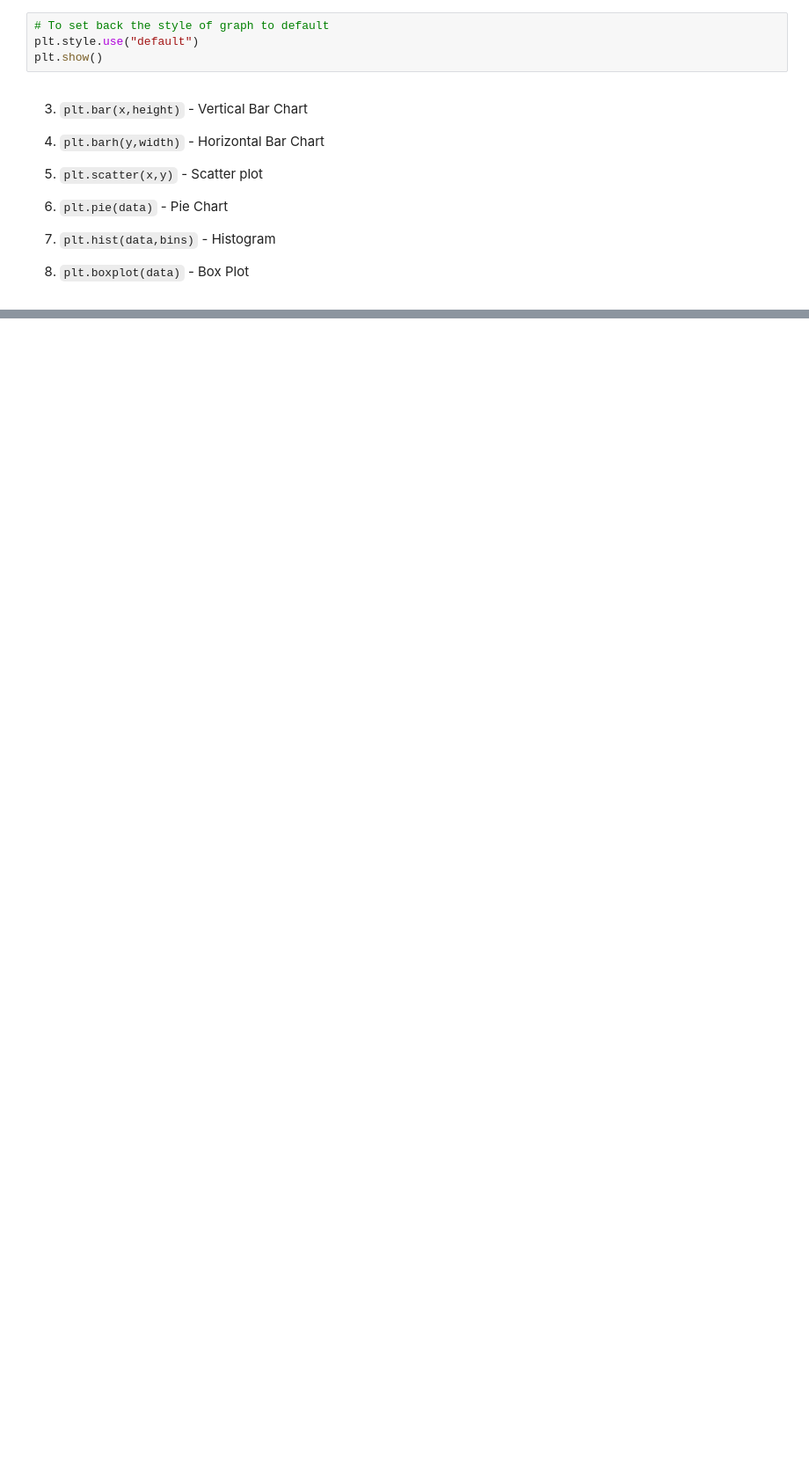
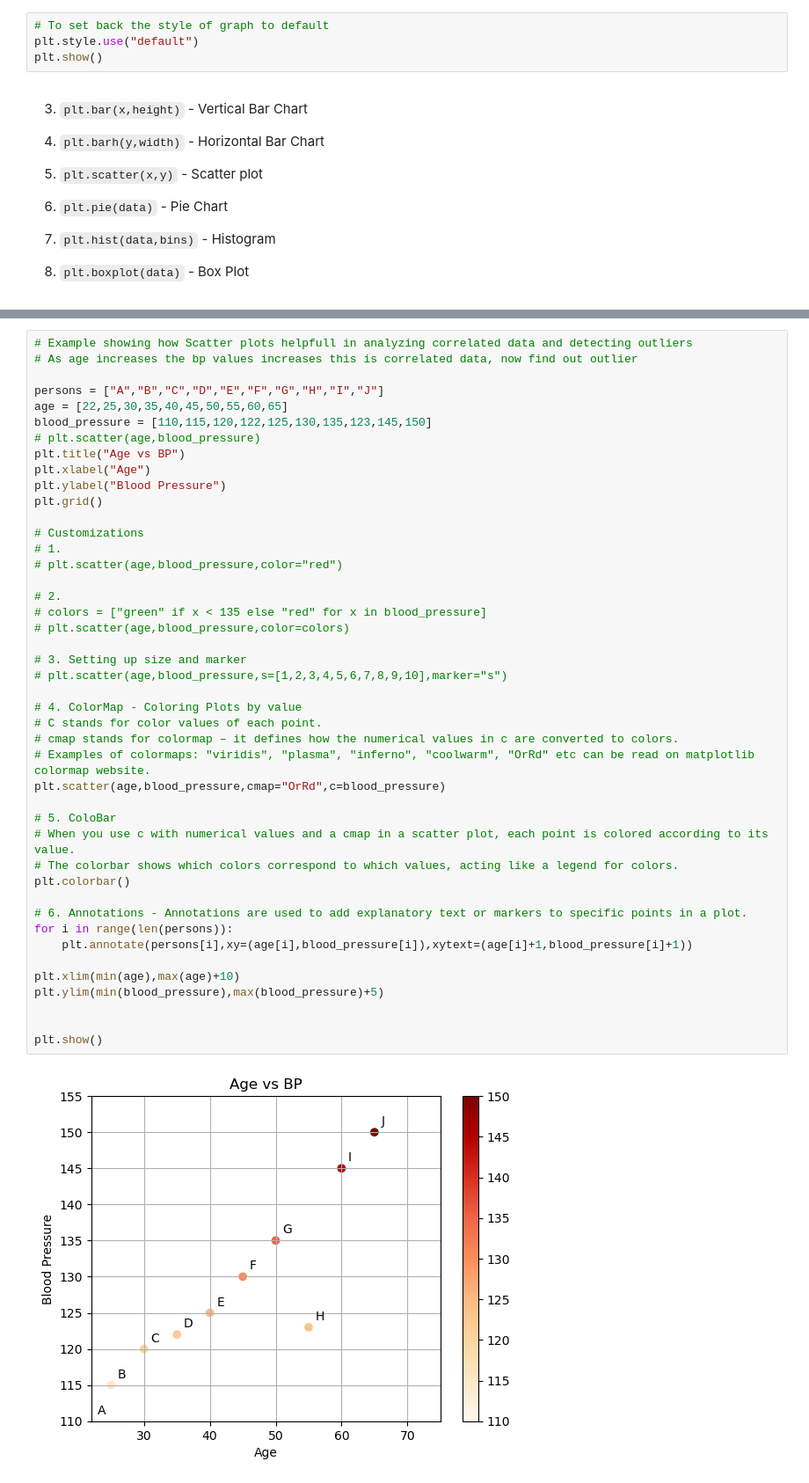
Before and after one commit to rohet-B/python-assignments, a Jupyter notebook: 6_Data Visualization/1_Getting_Started.ipynb, the cells around one changed output, grey strips where cells are left out. Shown at 88% size. Drawn from its saved outputs; the diff is of its cells as text; blank space fills up the shorter version.

```diff
--- a/6_Data Visualization/1_Getting_Started.ipynb
+++ b/6_Data Visualization/1_Getting_Started.ipynb
@@ -112,0 +233,46 @@ plt.show()
+# %%
+# Example showing how Scatter plots helpfull in analyzing correlated data and detecting outliers
+# As age increases the bp values increases this is correlated data, now find out outlier
+
+persons = ["A","B","C","D","E","F","G","H","I","J"]
+age = [22,25,30,35,40,45,50,55,60,65]
+blood_pressure = [110,115,120,122,125,130,135,123,145,150]
+# plt.scatter(age,blood_pressure)
+plt.title("Age vs BP")
+plt.xlabel("Age")
+plt.ylabel("Blood Pressure")
+plt.grid()
+
+# Customizations
+# 1.
+# plt.scatter(age,blood_pressure,color="red")
+
+# 2.
+# colors = ["green" if x < 135 else "red" for x in blood_pressure]
+# plt.scatter(age,blood_pressure,color=colors)
+
+# 3. Setting up size and marker
+# plt.scatter(age,blood_pressure,s=[1,2,3,4,5,6,7,8,9,10],marker="s")
+
+# 4. ColorMap - Coloring Plots by value
+# C stands for color values of each point.
+# cmap stands for colormap – it defines how the numerical values in c are converted to colors.
+# Examples of colormaps: "viridis", "plasma", "inferno", "coolwarm", "OrRd" etc can be read on matplotlib colormap website.
+plt.scatter(age,blood_pressure,cmap="OrRd",c=blood_pressure)
+
+# 5. ColoBar
+# When you use c with numerical values and a cmap in a scatter plot, each point is colored according to its value.
+# The colorbar shows which colors correspond to which values, acting like a legend for colors.
+plt.colorbar()
+
+# 6. Annotations - Annotations are used to add explanatory text or markers to specific points in a plot.
+for i in range(len(persons)):
+    plt.annotate(persons[i],xy=(age[i],blood_pressure[i]),xytext=(age[i]+1,blood_pressure[i]+1))
+
+plt.xlim(min(age),max(age)+10)
+plt.ylim(min(blood_pressure),max(blood_pressure)+5)
+
+
+plt.show()
+# %% [output]
+[figure, added]
```
Also changed, not shown: parts of 8 cells of this notebook, 1 other file.
